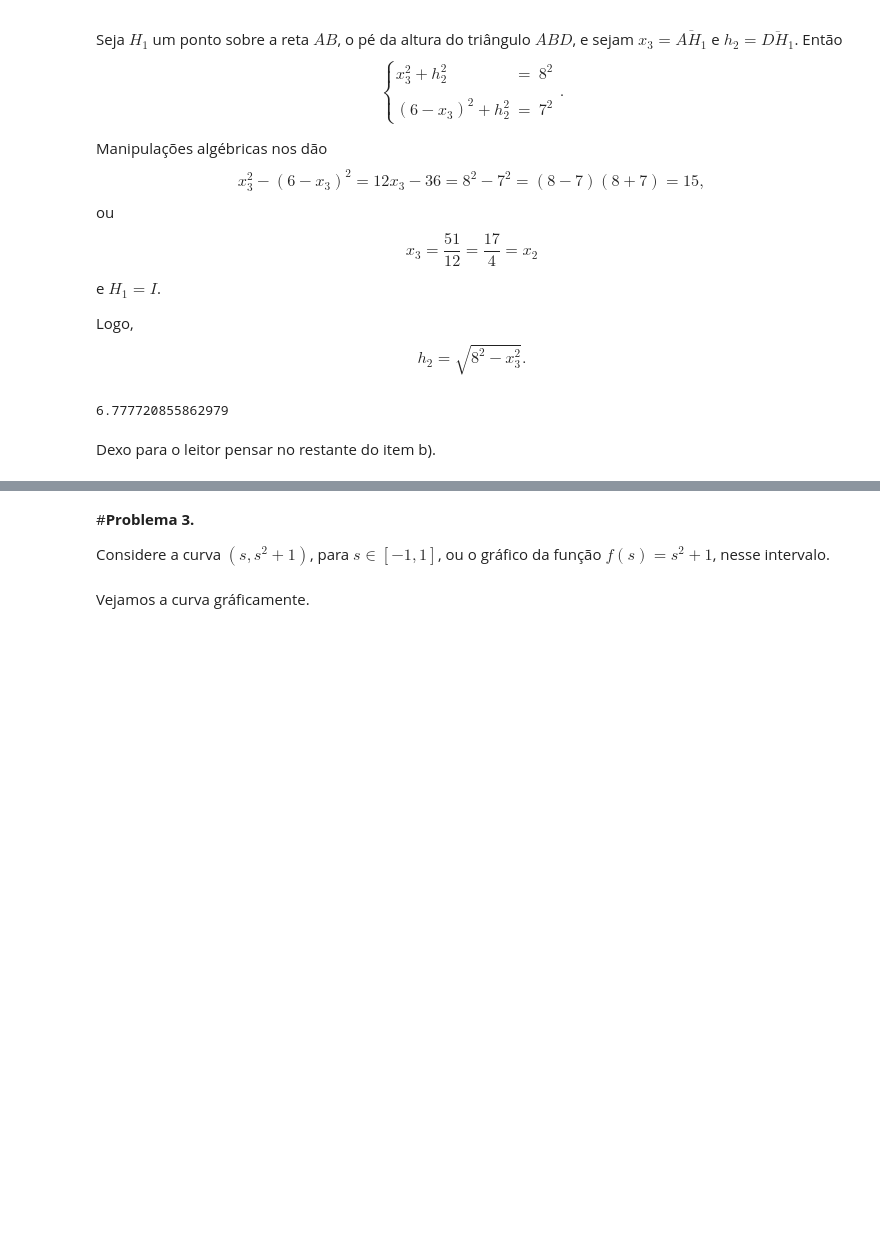
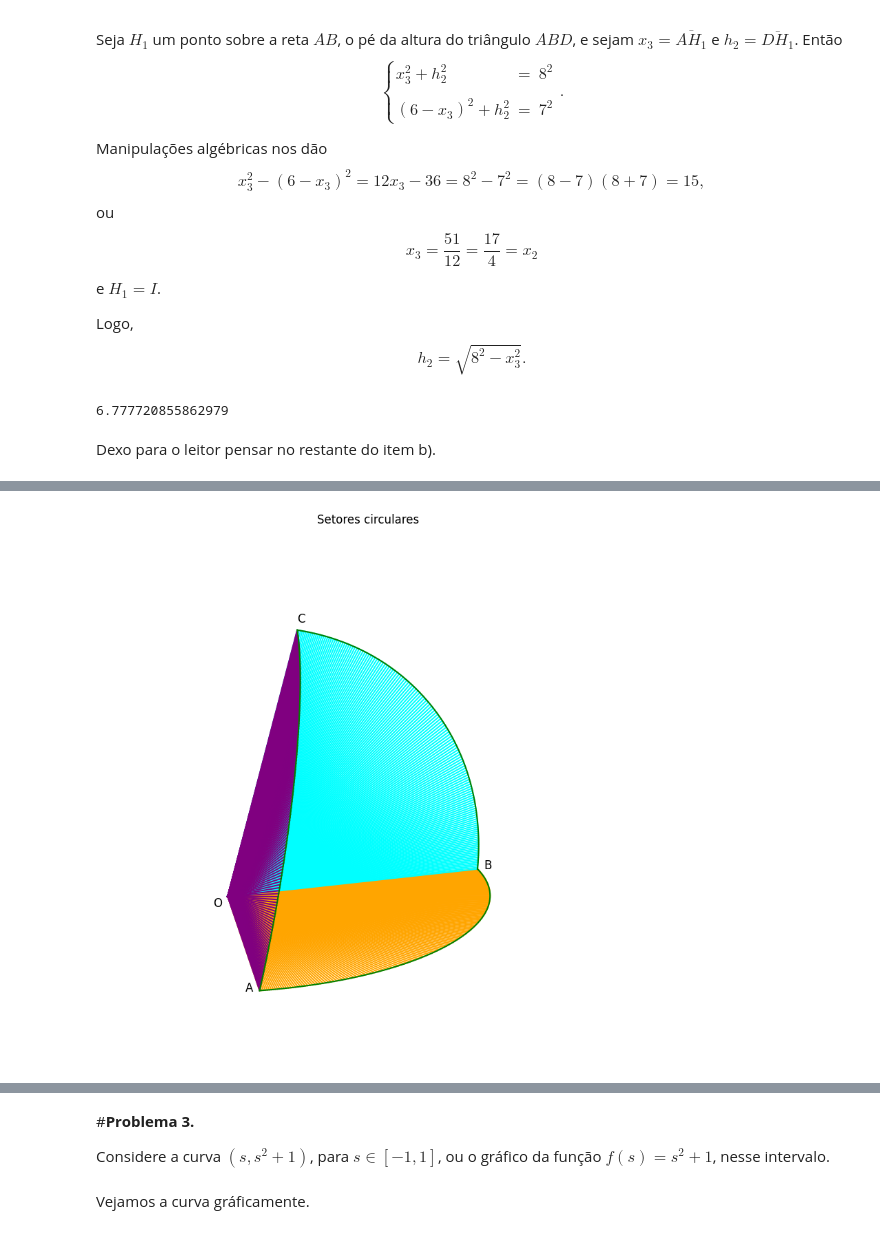
Before and after one commit to j-claudinei-f/j-claudinei-f, a Jupyter notebook: Geometria_AvII.ipynb, the cells around one changed output, grey strips where cells are left out. Saved outputs shown, nothing was run; the diff lists cells and outputs as text; code cells hidden in the pictures; blank space fills up the shorter version.

```diff
--- a/Geometria_AvII.ipynb
+++ b/Geometria_AvII.ipynb
@@ -204,0 +304,33 @@ Dexo para o leitor pensar no restante do item b).
+# %%
+fig = plt.figure(figsize=(10,10))
+# syntax for 3-D projection
+ax = plt.axes(projection ='3d')
+# plotting
+for i in range(len(xab)):
+  ax.plot3D([0,xab[i]], [0,yab[i]], [0,zab[i]], color='orange')
+for i in range(len(xab)):
+  ax.plot3D([0,xbc[i]], [0,ybc[i]], [0,zbc[i]], color='cyan')
+
+for i in range(len(xab)):
+  ax.plot3D([0,xac[i]], [0,yac[i]], [0,zac[i]], color='purple')
+
+ax.plot3D(xab, yab, zab, color='green')
+ax.plot3D(xac, yac, zac, color='green')
+ax.plot3D(xbc, ybc, zbc, color='green')
+
+#ax.scatter(x, y, z, color='blue')
+ax.set_title('Setores circulares')
+# Exibindo o gráfico
+ax.set_axis_off()
+ax.set_box_aspect([2,2,2])
+ax.set_aspect('auto')
+ax.text(xab[-1],yab[-1]+0.1,zab[-1], 'B', fontsize=12)
+ax.text(xac[-1],yac[-1],zac[-1]+0.1, 'C', fontsize=12)
+ax.text(xab[0],yab[0]-0.2,zab[0], 'A', fontsize=12)
+ax.text(0-0.2,0-0.2,0-0.2, 'O', fontsize=12)
+
+
+ax.view_init(elev=20, azim=-10)   # ângulos de exibição do tetraedro no espaço
+plt.show()
+# %% [output]
+[figure, added]
```
Also changed, not shown: parts of 8 cells of this notebook.
